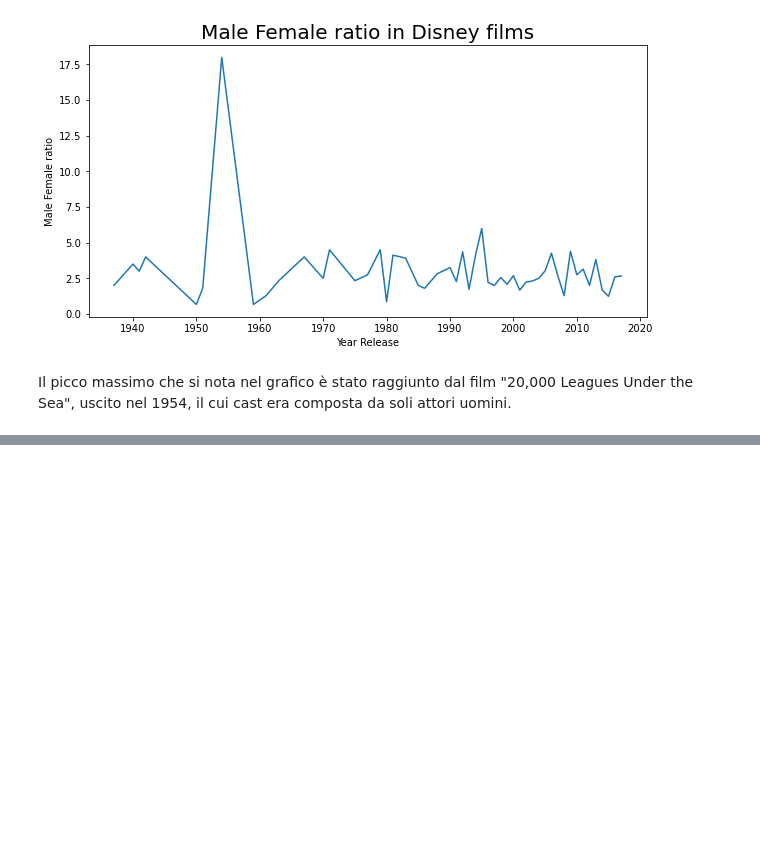
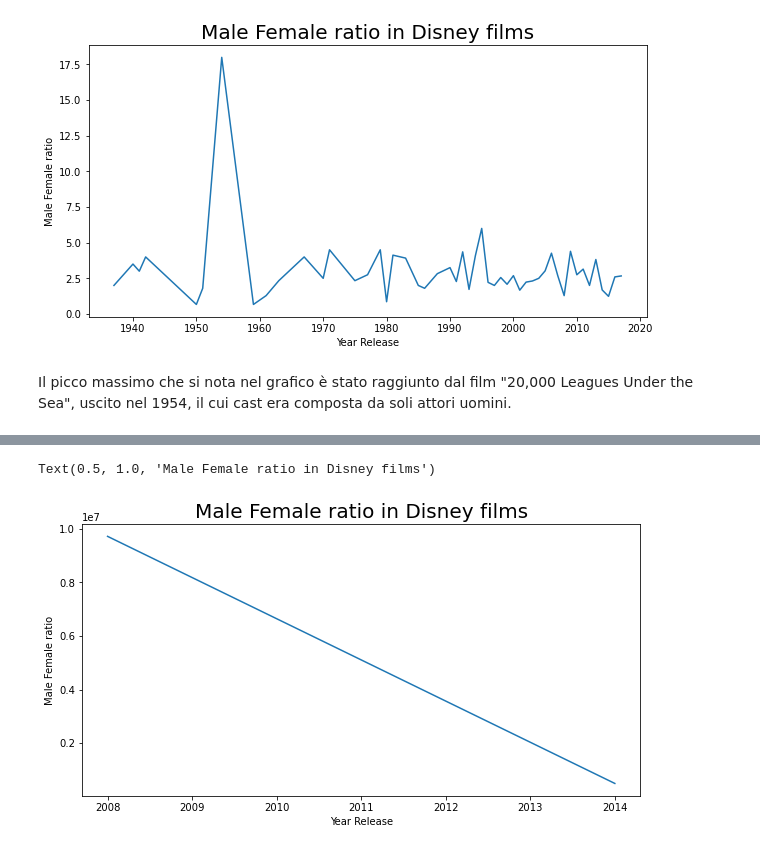
Before and after one commit to Riki98/DWM-Project, a Jupyter notebook: Progetto/Analisi.ipynb, the cells around one changed output, grey strips where cells are left out. Drawn from its saved outputs; the diff is of its cells as text; code cells hidden in the pictures; blank space fills up the shorter version.

```diff
--- a/Progetto/Analisi.ipynb
+++ b/Progetto/Analisi.ipynb
@@ -447,0 +465,20 @@ Il picco massimo che si nota nel grafico è stato raggiunto dal film "20,000 Lea
+# %%
+list_Italy=[]
+
+i=0
+n_elem = data.shape[0]
+while i<n_elem:
+    if not isinstance(data["production_countries"][i], float):
+        for peasi in data["production_countries"][i]:
+            if not isinstance(peasi, float):
+                if peasi['name']=='Ukraine':
+                    list_Italy.append(i)
+    i+=1
+# %%
+index=0
+data['Is_ita']=float('NaN')
+
+for i in list_Italy:
+    data['Is_ita'][i]=1
+
+data['Is_ita']
@@ -447,0 +502,9 @@ Il picco massimo che si nota nel grafico è stato raggiunto dal film "20,000 Lea
+# %%
+#creo il dataframe con solo i film della Disney
+film_Ita=data
+
+film_Ita.sort_values(by=['release_date'], ascending = True, inplace = True)
+
+film_Ita=film_Ita.dropna(subset=['Is_ita'])
+
+film_Ita
@@ -447,0 +516,10 @@ Il picco massimo che si nota nel grafico è stato raggiunto dal film "20,000 Lea
+# %%
+grupByMovies=film_Ita['revenue'].groupby(film_Ita["release_year"]).describe()
+fig, x=plt.subplots(figsize=(10,5))
+x.plot(grupByMovies['mean'])
+x.set_xlabel("Year Release", fontsize=10)
+x.set_ylabel("Male Female ratio", fontsize=10)
+x.set_title('Male Female ratio in Disney films', fontsize=20)
+# %% [output]
+Text(0.5, 1.0, 'Male Female ratio in Disney films')
+[figure, added]
```
Also changed, not shown: parts of 7 cells of this notebook, 1 other file.
